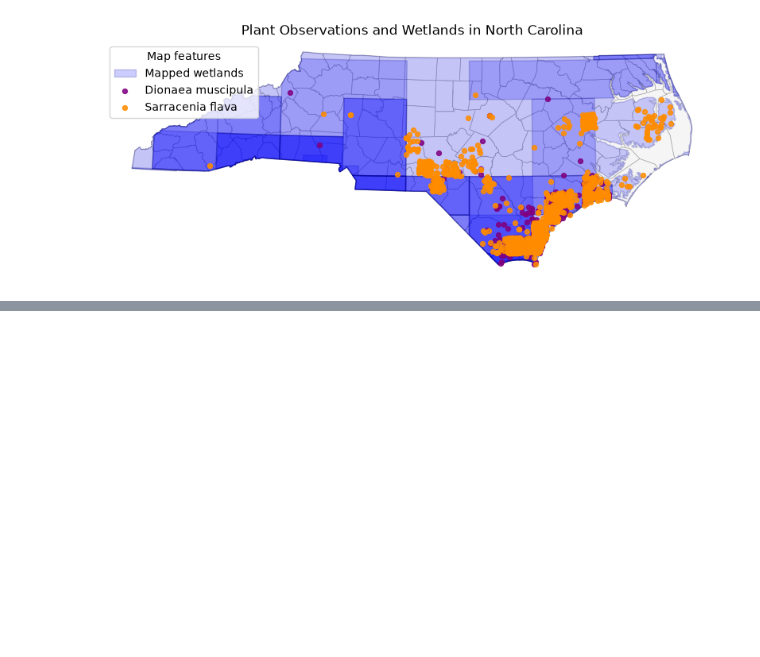
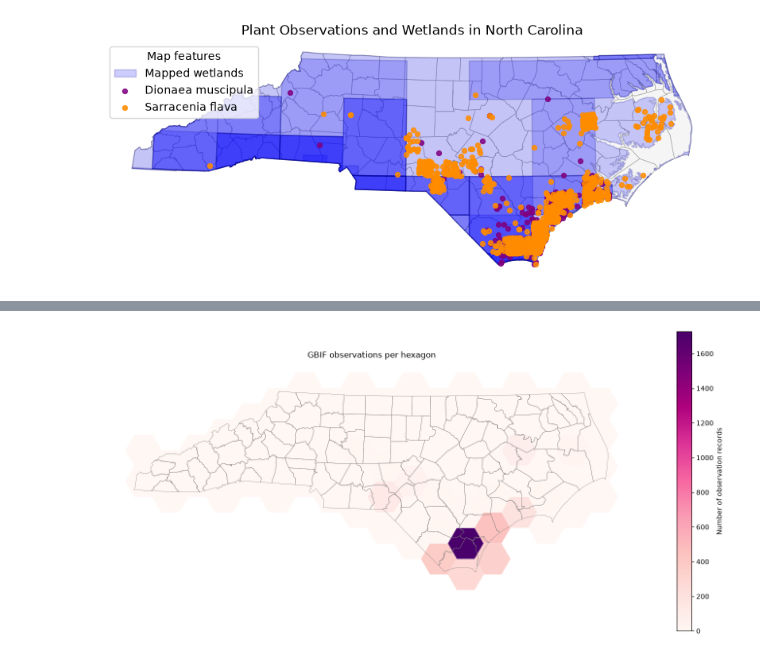
Before and after one commit to stromc485/geog592-stromc, a Jupyter notebook: homework/Week09/strom_charlotte_two_species_map.ipynb, the cells around one changed output, grey strips where cells are left out. Drawn from its saved outputs; the diff is of its cells as text; code cells hidden in the pictures; blank space fills up the shorter version.

```diff
--- a/homework/Week09/strom_charlotte_two_species_map.ipynb
+++ b/homework/Week09/strom_charlotte_two_species_map.ipynb
@@ -464,0 +707,21 @@ plt.show()
+# %%
+def hexCountMap(ax, grid, counties):
+    grid.plot(
+        ax=ax,
+        column="total",
+        cmap="RdPu",
+        edgecolor="white",
+        linewidth=0.2,
+        legend=True,
+        legend_kwds={"label": "Number of observation records"}
+    )
+
+    nc_counties.boundary.plot(
+        ax=ax,
+        color="gray",
+        linewidth=0.4
+    )
+
+    ax.set_title("GBIF observations per hexagon")
+    ax.set_axis_off()
+    return ax
@@ -464,0 +793,10 @@ plt.show()
+# %%
+fig, ax = plt.subplots(
+    figsize=(18, 8)
+)
+
+hexCountMap(ax, grid, states)
+
+plt.show()
+# %% [output]
+[figure, added]
```
Also changed, not shown: parts of 12 cells of this notebook, 10 other files.
